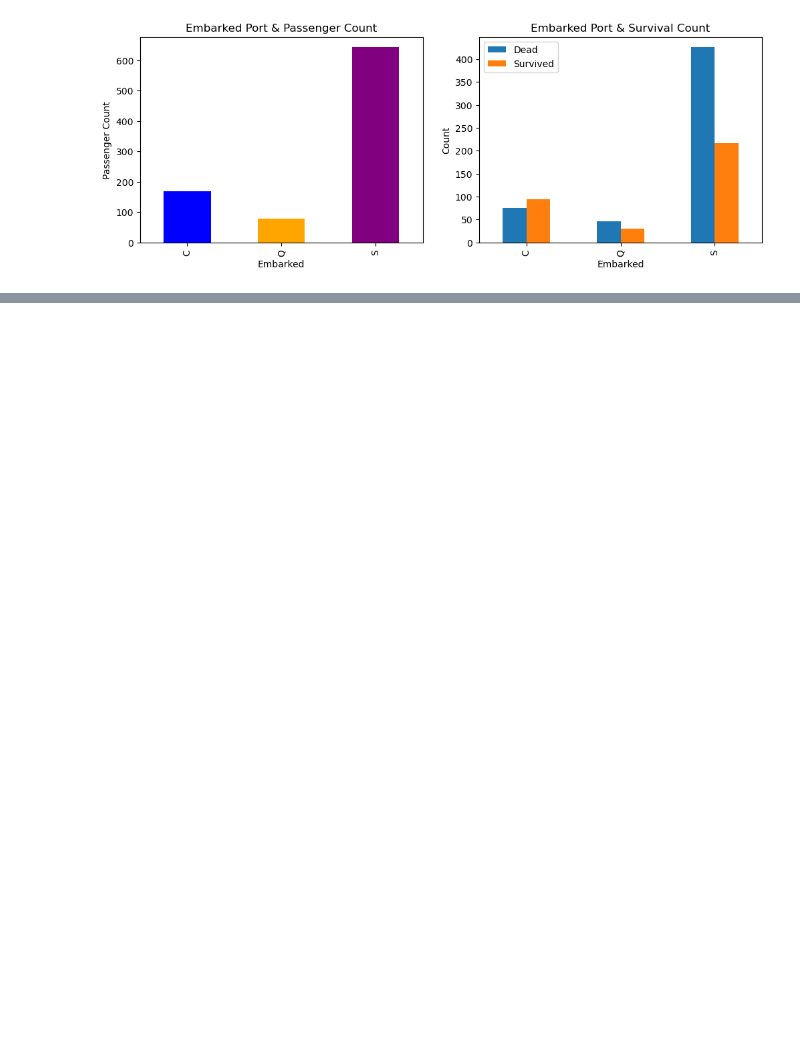
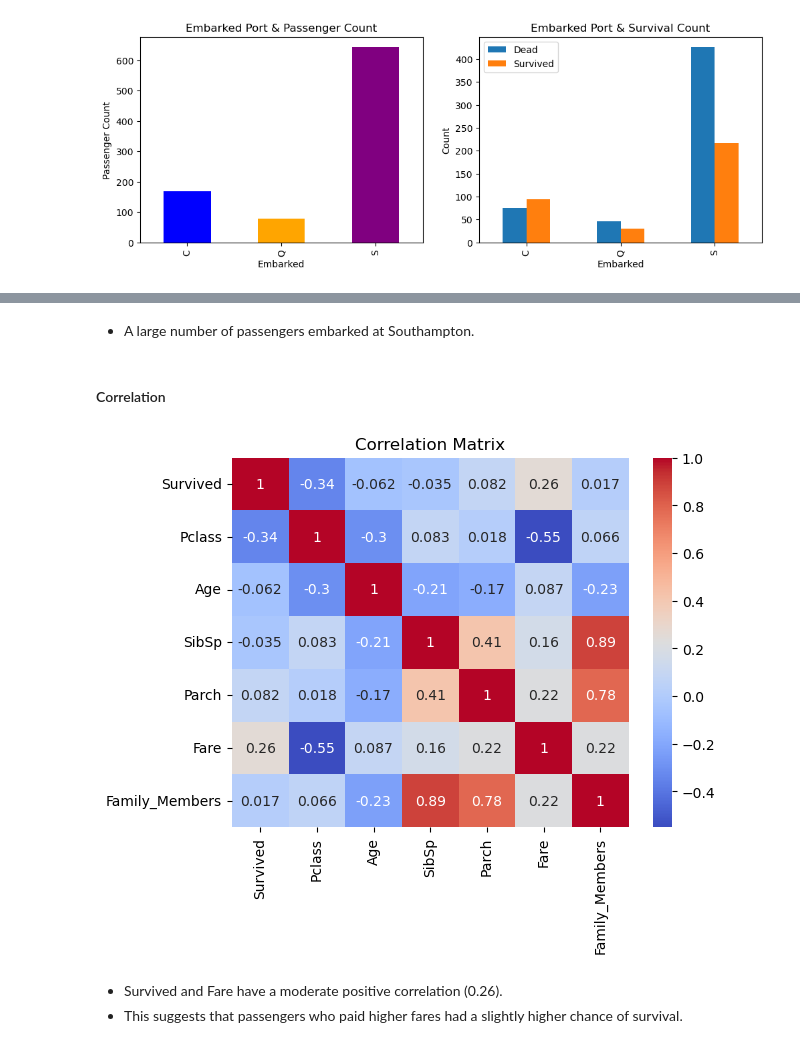
Before and after one commit to sagarbarge/Titanic-EDA-Modeling, a Jupyter notebook: Titanic_Competition_Sagar.ipynb, the cells around one changed output, grey strips where cells are left out. Saved outputs shown, nothing was run; the diff lists cells and outputs as text; code cells hidden in the pictures; blank space fills up the shorter version.

Commit message:
Add files via upload
updated notebbok- Correlation matrix

```diff
--- a/Titanic_Competition_Sagar.ipynb
+++ b/Titanic_Competition_Sagar.ipynb
@@ -620,0 +568,16 @@ df.head()
+# %% [markdown]
+- A large number of passengers embarked at Southampton.
+# %% [markdown]
+#### Correlation
+# %%
+# Correlation Matrix
+df_numeric = df.select_dtypes(include=['int64', 'float64'])
+df_corr = df_numeric.drop(columns='PassengerId').corr()
+sns.heatmap(df_corr, annot=True, cmap= 'coolwarm')
+plt.title('Correlation Matrix')
+plt.show()
+# %% [output]
+[figure, added]
+# %% [markdown]
+- Survived and Fare have a moderate positive correlation (0.26).
+- This suggests that passengers who paid higher fares had a slightly higher chance of survival.
```
Also changed, not shown: parts of 18 cells of this notebook.
